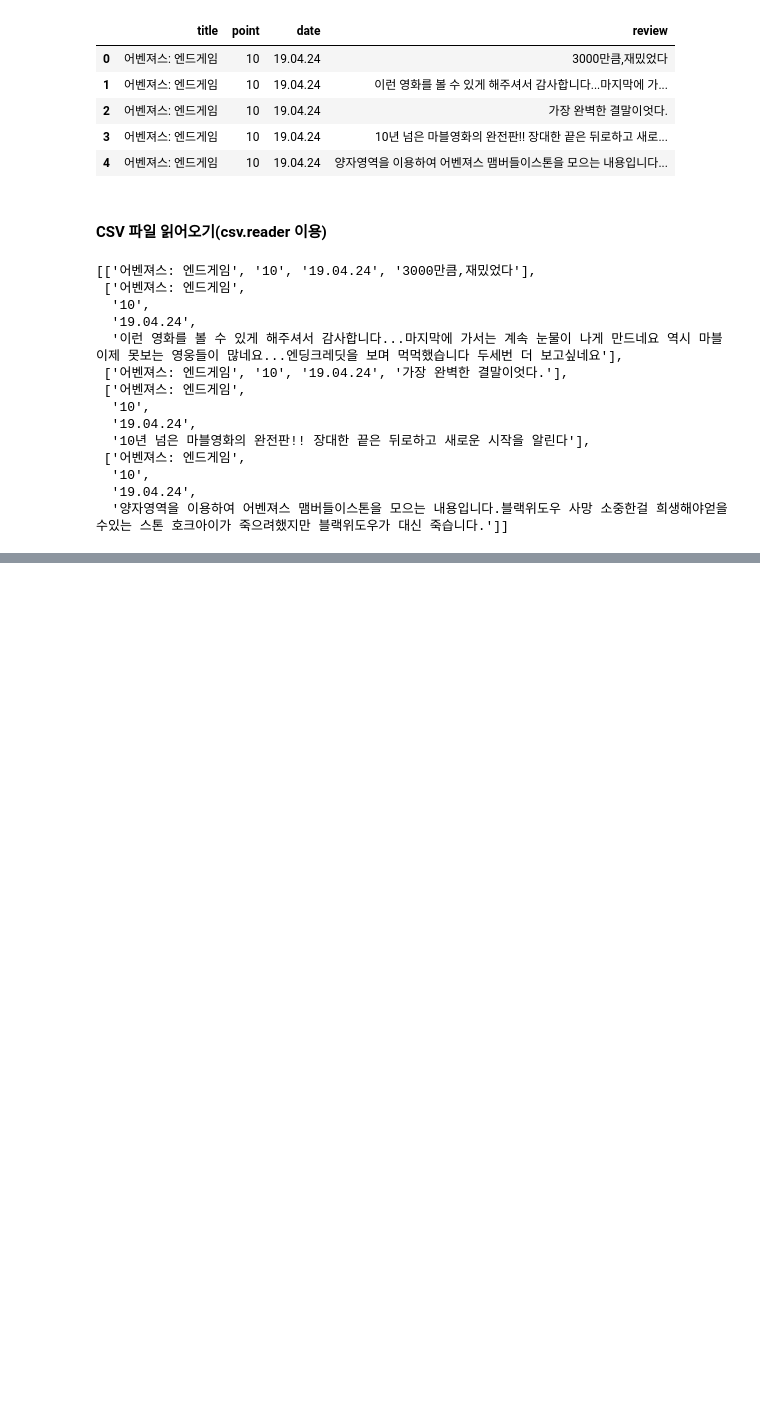
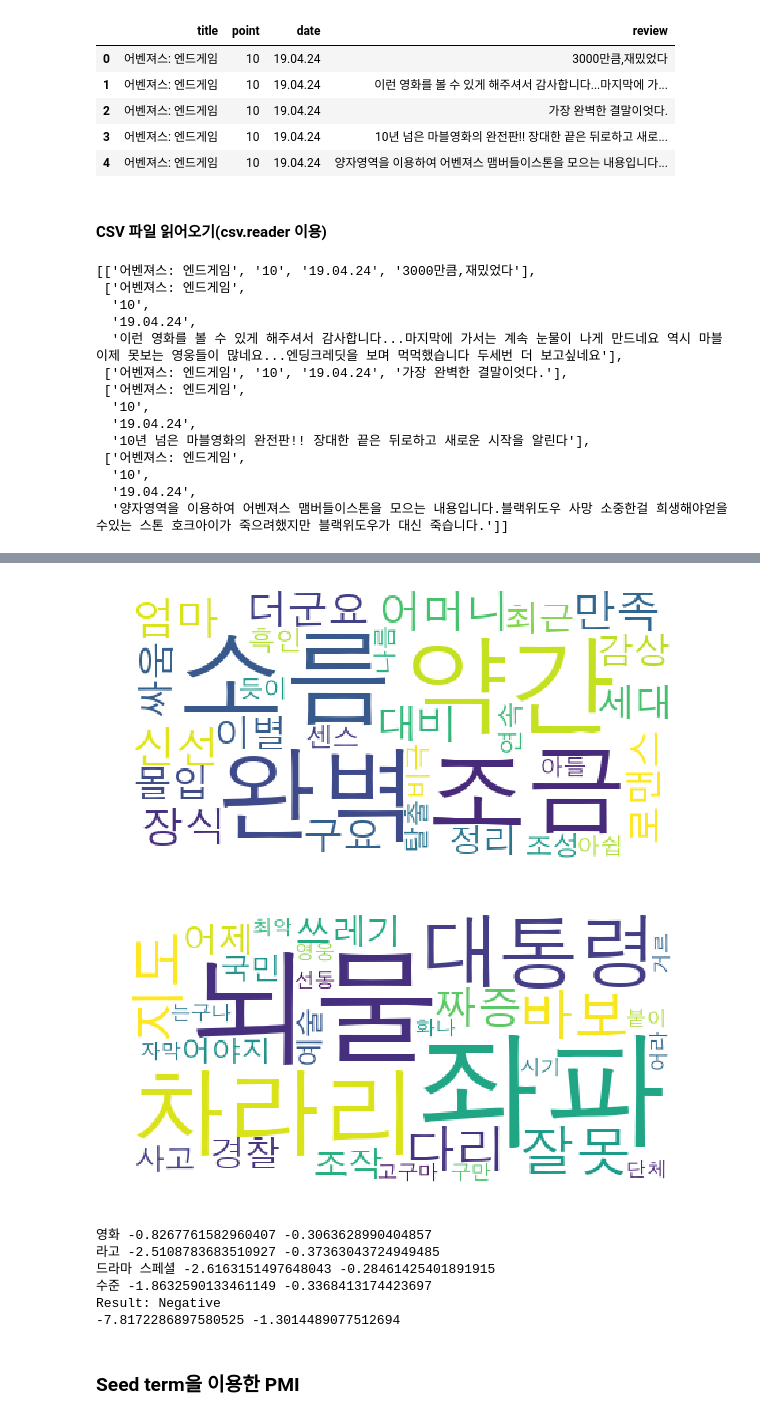
Before and after one commit to sungalex/nlp, a Jupyter notebook: lecture38-Sentiment_Analysis-영화리뷰분석.ipynb, the cells around one changed output, grey strips where cells are left out. Cells and saved outputs as stored; diff of their text form; code cells hidden in the pictures; blank space fills up the shorter version.

Commit message:
38강 Sentiment Analysis: 영화 리뷰 분석
Signed-off-by: sungalex <cloudallera@gmail.com>

```diff
--- a/lecture38-Sentiment_Analysis-영화리뷰분석.ipynb
+++ b/lecture38-Sentiment_Analysis-영화리뷰분석.ipynb
@@ -247,0 +500,14 @@ movie_csv[:5]
+# %%
+# term이 positive에 속하는지, negative에 속하는지 구분 : sum(positivePMI) - sum(negativePMI)
+pmiSO = defaultdict(float)    # semantic Orientation
+invertedPmiSO = defaultdict(float)
+
+npmiSO = defaultdict(float)
+invertedNpmiSO = defaultdict(float)
+
+for term in list(set(positiveLexicon + negativeLexicon)):
+    pmiSO[term.split("/")[0]] += positivePMI[term] - negativePMI[term]
+    invertedPmiSO[term.split("/")[0]] -= positivePMI[term] - negativePMI[term]    # 부호를 plus로 변경
+
+    npmiSO[term.split("/")[0]] += positiveNPMI[term] - negativeNPMI[term]
+    invertedNpmiSO[term.split("/")[0]] -= positiveNPMI[term] - negativeNPMI[term]
@@ -247,0 +530,18 @@ movie_csv[:5]
+# %%
+import matplotlib.pyplot as plt
+from wordcloud import WordCloud
+
+# path = 'C:/Windows/Fonts/LG PC.ttf'
+
+def drawCloud(words):
+    wc = WordCloud(font_path=path, max_words=30, background_color="white")
+    wc.generate_from_frequencies(words)
+    plt.imshow(wc.to_array())
+    plt.axis("off")
+    plt.show()
+# %%
+drawCloud(dict(sorted(pmiSO.items(), key=lambda x:x[1], reverse=True)[:30]))
+drawCloud(dict(sorted(invertedPmiSO.items(), key=lambda x:x[1], reverse=True)[:30]))
+# %% [output]
+[figure, added]
+[figure, added]
@@ -247,0 +567,26 @@ movie_csv[:5]
+# %%
+pmiScore = 0.0
+npmiScore = 0.0
+
+for term in reviewTerms:
+    pmiScore += pmiSO[term]
+    npmiScore += npmiSO[term]
+    print(term, pmiSO[term], npmiSO[term])
+
+if npmiScore > 0.1:
+    print("Result: Positive")
+elif npmiScore < -0.1:
+    print("Result: Negative")
+else:
+    print("Result: Neutral")
+
+print(pmiScore, npmiScore)
+# %% [output]
+영화 -0.8267761582960407 -0.3063628990404857
+라고 -2.5108783683510927 -0.37363043724949485
+드라마 스페셜 -2.6163151497648043 -0.28461425401891915
+수준 -1.8632590133461149 -0.3368413174423697
+Result: Negative
+-7.8172286897580525 -1.3014489077512694
+# %% [markdown]
+### Seed term을 이용한 PMI
```
Also changed, not shown: parts of 55 cells of this notebook, 2 other files.
